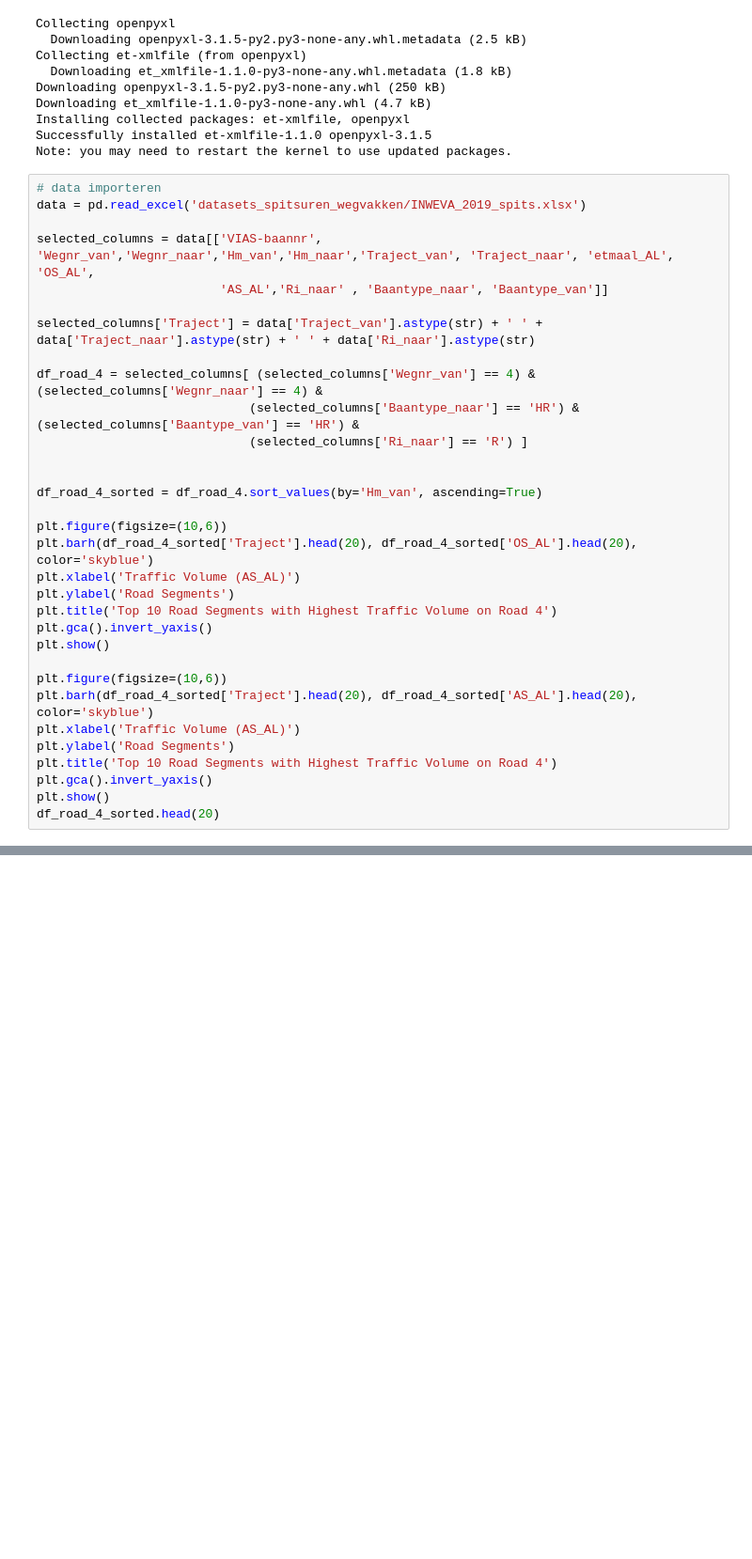
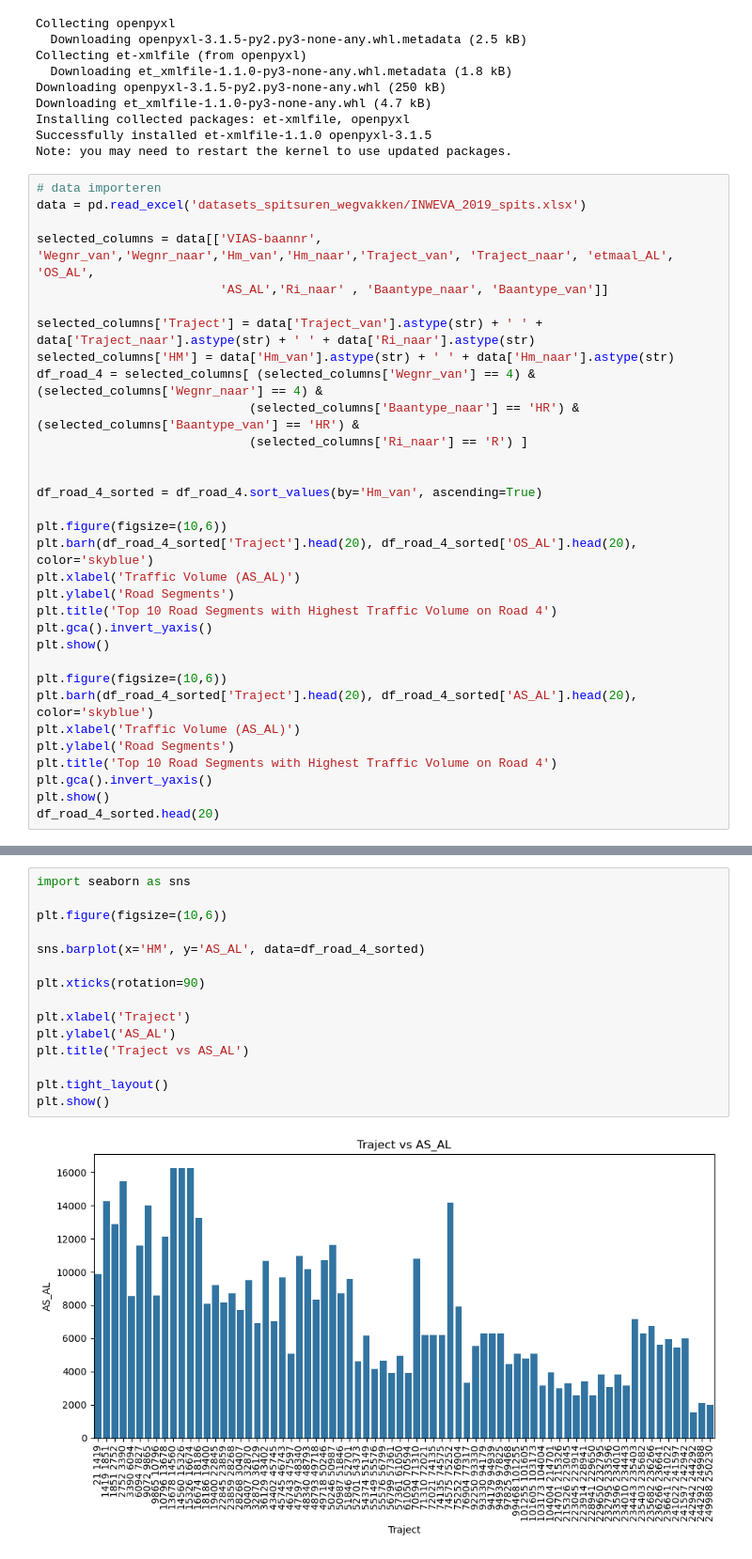
Before and after one commit to Liselotvansteekelenburg/TIL6010-LabAssignments, a Jupyter notebook: Data_Bart.ipynb, the cells around one changed output, grey strips where cells are left out. Shown at 94% size. Drawn from its saved outputs; the diff is of its cells as text; blank space fills up the shorter version.

```diff
--- a/Data_Bart.ipynb
+++ b/Data_Bart.ipynb
@@ -22,7 +22,7 @@ selected_columns = data[['VIAS-baannr', 'Wegnr_van','Wegnr_naar','Hm_van','Hm_na
                          'AS_AL','Ri_naar' , 'Baantype_naar', 'Baantype_van']]
 
 selected_columns['Traject'] = data['Traject_van'].astype(str) + ' ' + data['Traject_naar'].astype(str) + ' ' + data['Ri_naar'].astype(str)
-
+selected_columns['HM'] = data['Hm_van'].astype(str) + ' ' + data['Hm_naar'].astype(str)
 df_road_4 = selected_columns[ (selected_columns['Wegnr_van'] == 4) & (selected_columns['Wegnr_naar'] == 4) &
                              (selected_columns['Baantype_naar'] == 'HR') & (selected_columns['Baantype_van'] == 'HR') &
                              (selected_columns['Ri_naar'] == 'R') ]
@@ -71,3 +76,20 @@ See the caveats in the documentation: https://pandas.pydata.org/pandas-docs/stab
 | 1366 | 3309 | 4.0 | 4.0 | 28268 | 30407 | Hoogmade | Hoogmade | 60900 | 7535 | ... |
 | 1243 | 3074 | 4.0 | 4.0 | 30407 | 32870 | Hoogmade | A4 | 70400 | 9098 | ... |
 | 1229 | 3054 | 4.0 | 4.0 | 32870 | 36129 | A4 | A4 | 56200 | 7463 | ... |
+# %%
+import seaborn as sns
+
+plt.figure(figsize=(10,6))
+
+sns.barplot(x='HM', y='AS_AL', data=df_road_4_sorted)
+
+plt.xticks(rotation=90)
+
+plt.xlabel('Traject')
+plt.ylabel('AS_AL')
+plt.title('Traject vs AS_AL')
+
+plt.tight_layout()
+plt.show()
+# %% [output]
+[figure, added]
```
Also changed, not shown: parts of 2 cells of this notebook.
